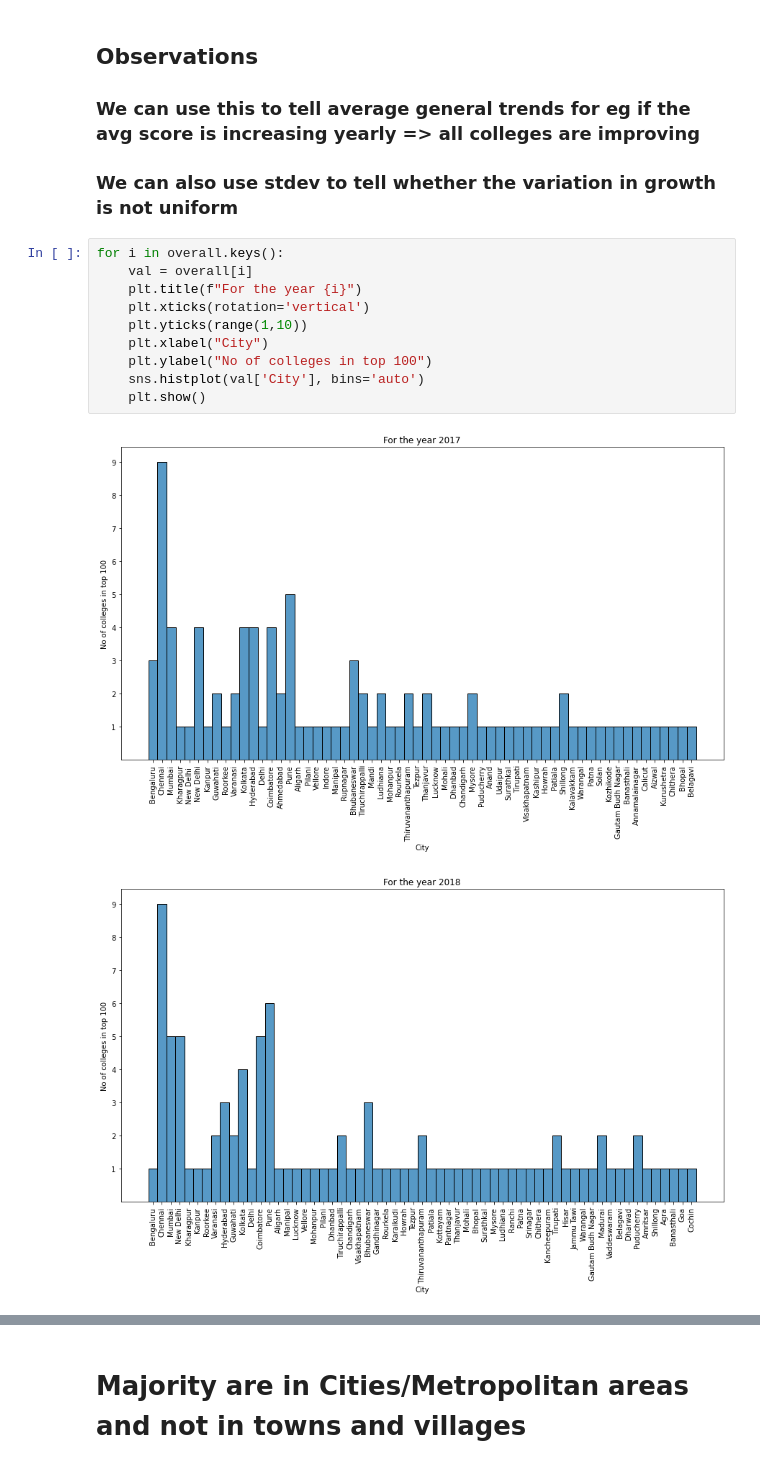
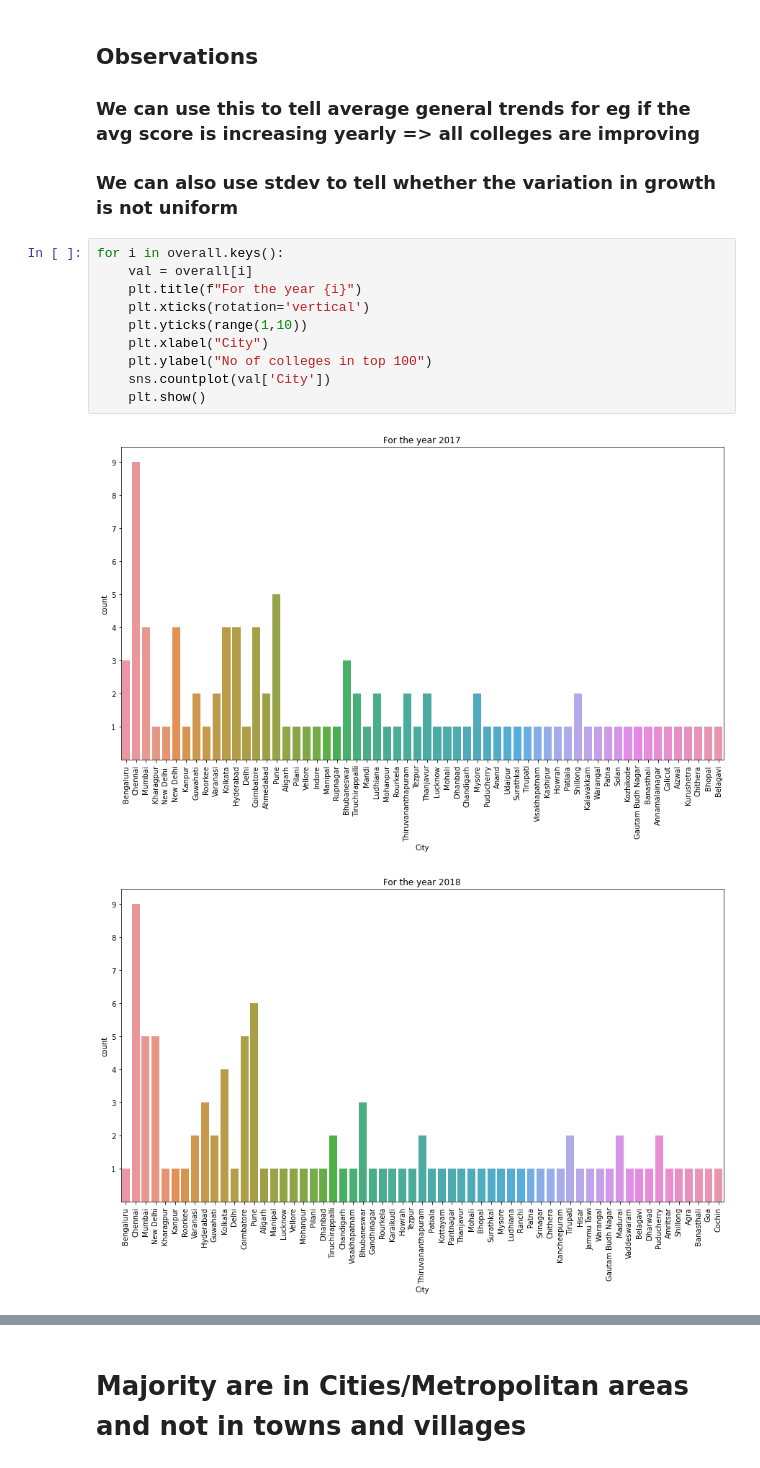
Before and after one commit to kalp121212/DS203_Project, a Jupyter notebook: Nirf.ipynb, the cells around one changed output, grey strips where cells are left out. Saved outputs shown, nothing was run; the diff lists cells and outputs as text.

```diff
--- a/Nirf.ipynb
+++ b/Nirf.ipynb
@@ -102,13 +102,13 @@ for i in range(len(h)):
 # %%
 for i in overall.keys():
     val = overall[i]
     plt.title(f"For the year {i}")
     plt.xticks(rotation='vertical')
     plt.yticks(range(1,10))
     plt.xlabel("City")
     plt.ylabel("No of colleges in top 100")
-    sns.histplot(val['City'], bins='auto')
+    sns.countplot(val['City'])
     plt.show()
 # %% [output]
-[figure, old version]
+[figure, new version]
-[figure, old version]
+[figure, new version]
```
Also changed, not shown: parts of 3 cells of this notebook.
